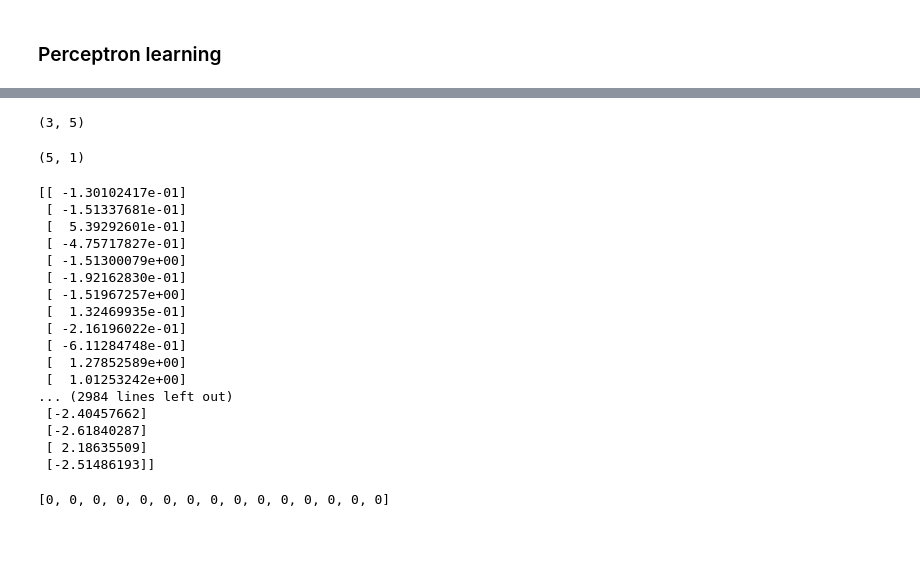
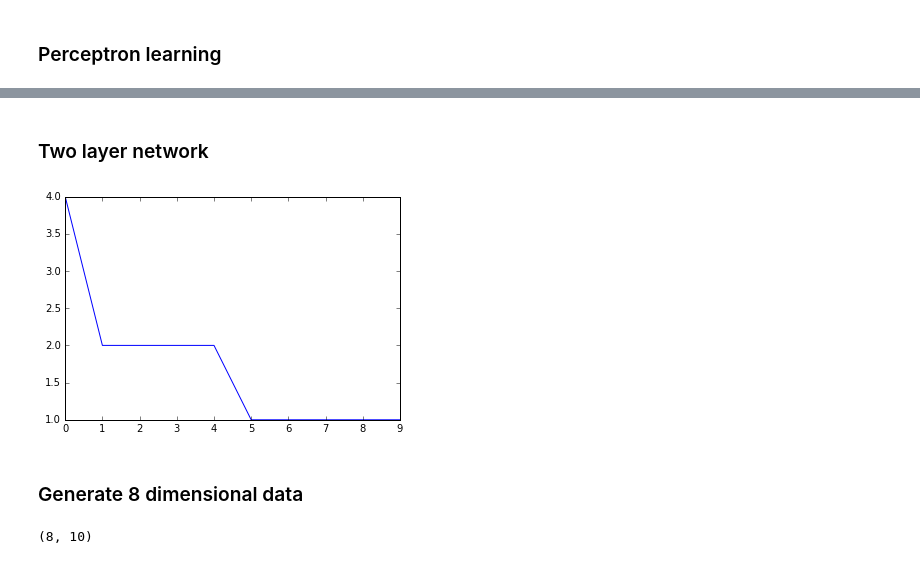
Before and after one commit to Styren/DD2437, a Jupyter notebook: Lab1.ipynb, the cells around one changed output, grey strips where cells are left out. Saved outputs shown, nothing was run; the diff lists cells and outputs as text; code cells hidden in the pictures; blank space fills up the shorter version.

```diff
--- a/Lab1.ipynb
+++ b/Lab1.ipynb
@@ -115,21 +100,2 @@ def transfer_derivative(x):
-# %%
-#TODO initialize 3x5 matrix of weight_mate1 and a 5x1 matrix of weigh_mate2
-layer_one = np.random.normal(0,1,[3,nodecount])
-layer_two = np.random.normal(0,1,[nodecount+1,1])
-
-def forward_pass(data, nodecount, layer_one, layer_two):
-    inner_matrix = transfer_function(np.dot(data[:,:-1],layer_one))
-    inner_matrix = np.c_[inner_matrix, np.ones(len(inner_matrix))]
-    return np.dot(inner_matrix,layer_two), inner_matrix
-
-def backwards_pass(data, nodecount, output, inner_matrix,layer_one, layer_two):
-    delta_output = np.multiply(np.add(transfer_function(output),-np.transpose([data[:,-1]])),transfer_derivative(output))
-    delta_hidden = np.multiply(np.transpose(np.dot(layer_two,np.transpose(delta_output))),transfer_derivative(inner_matrix))
-    return delta_output, delta_hidden
-# %%
-output, inner_matrix = forward_pass(data, nodecount, layer_one, layer_two)
-# %%
-delta_output, delta_hidden = backwards_pass(data, nodecount, output, inner_matrix,layer_one, layer_two)
-# %%
-deltaweight1 = -n*np.dot(np.transpose(data[:,:-1]),delta_hidden)[:,:-1]
-deltaweight2 = -n*np.dot(np.transpose(inner_matrix),delta_output)[:-1,:]
+# %% [markdown]
+### Two layer network
@@ -135,0 +155,8 @@ deltaweight2 = -n*np.dot(np.transpose(inner_matrix),delta_output)[:-1,:]
+# %%
+network = Two_layer_net(data, nodecount = 3)
+network.train(10,0.01)
+network.plot_learning_rate()
+# %% [output]
+[figure, added]
+# %% [markdown]
+### Generate 8 dimensional data
@@ -136,44 +174,4 @@ deltaweight2 = -n*np.dot(np.transpose(inner_matrix),delta_output)[:-1,:]
 # %%
-np.shape(deltaweight1)
+np.shape(data)
 # %% [output]
-(3, 5)
+(8, 10)
-# %%
-np.shape(deltaweight2)
-# %% [output]
-(5, 1)
-# %%
-nodecount = 5
-n = 0.001
-layer_one = np.random.normal(0,1,[3,nodecount])
-layer_two = np.random.normal(0,1,[nodecount+1,1])
-errors = []
-for i in range(15):
-    output, inner_matrix = forward_pass(data, nodecount, layer_one, layer_two)
-    delta_output, delta_hidden = backwards_pass(data, nodecount, output, inner_matrix,layer_one, layer_two)
-    deltaweight1 = -n*np.dot(np.transpose(data[:,:-1]),delta_hidden)[:,:-1]
-    deltaweight2 = -n*np.dot(np.transpose(inner_matrix),delta_output)
-    layer_one = layer_one + deltaweight1
-    layer_two = layer_two + deltaweight2
-    errors.append(calculate_errors2(output, data))
-# %% [output]
-[[ -1.30102417e-01]
- [ -1.51337681e-01]
- [  5.39292601e-01]
- [ -4.75717827e-01]
- [ -1.51300079e+00]
- [ -1.92162830e-01]
- [ -1.51967257e+00]
- [  1.32469935e-01]
- [ -2.16196022e-01]
- [ -6.11284748e-01]
- [  1.27852589e+00]
- [  1.01253242e+00]
-... (2984 lines left out)
- [-2.40457662]
- [-2.61840287]
- [ 2.18635509]
- [-2.51486193]]
-# %%
-errors
-# %% [output]
-[0, 0, 0, 0, 0, 0, 0, 0, 0, 0, 0, 0, 0, 0, 0]
```
Also changed, not shown: parts of 12 cells of this notebook.
